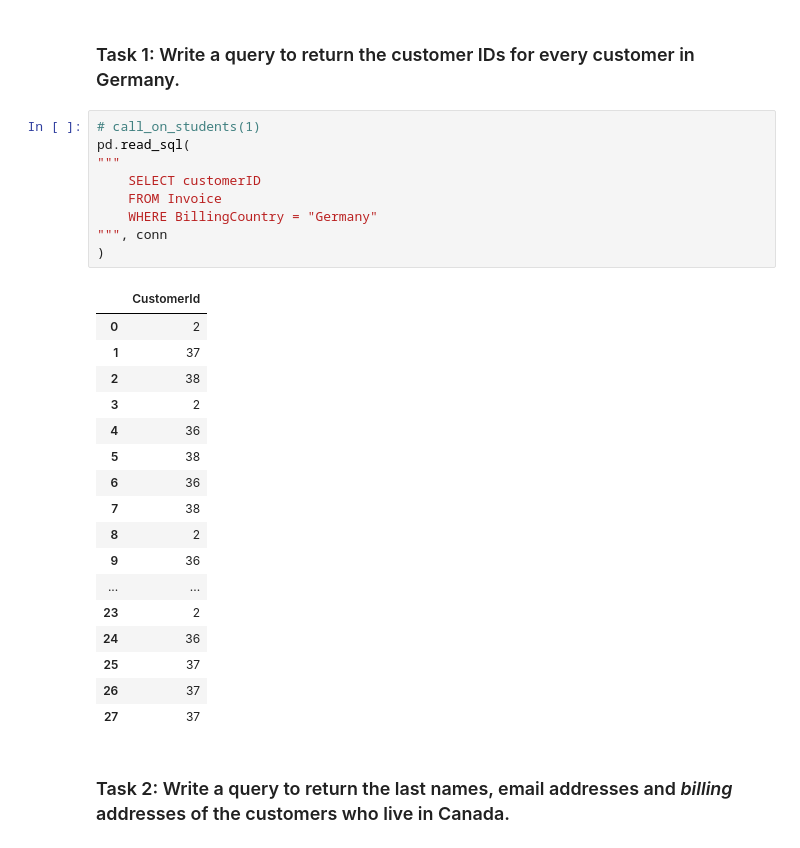
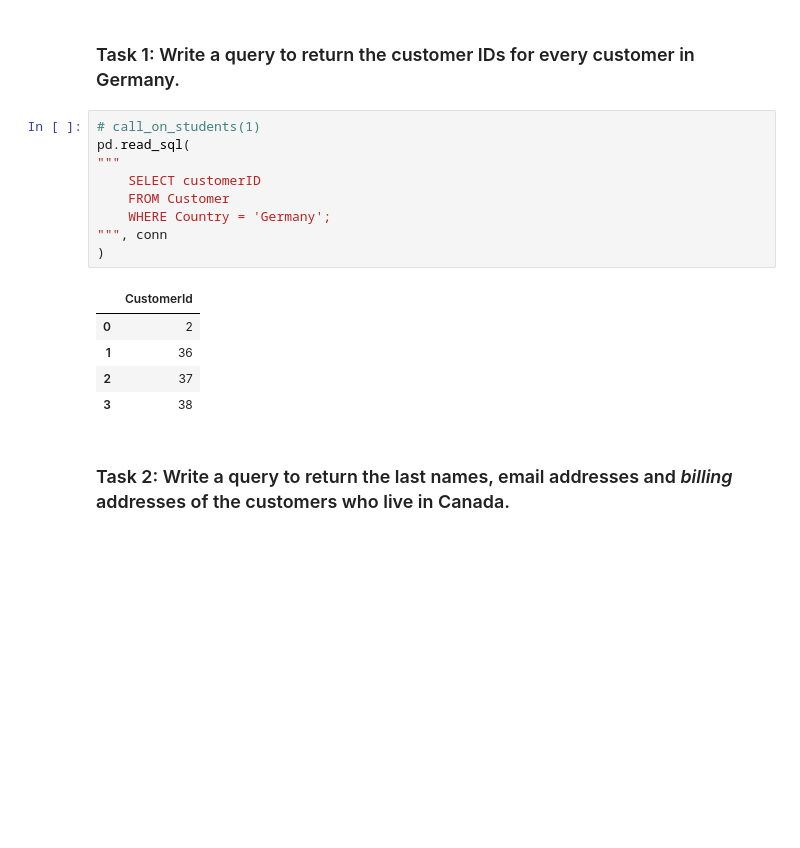
Before and after one commit to GitHbGav/NTL-DS-080723, a Jupyter notebook: 2phase/P2-Code-Challenge-Review-V3.ipynb, the cells around one changed output. Saved outputs shown, nothing was run; the diff lists cells and outputs as text; blank space fills up the shorter version.

```diff
--- a/2phase/P2-Code-Challenge-Review-V3.ipynb
+++ b/2phase/P2-Code-Challenge-Review-V3.ipynb
@@ -48,30 +48,18 @@ pd.read_sql(
 # %%
 # call_on_students(1)
 pd.read_sql(
 """
     SELECT customerID
-    FROM Invoice
-    WHERE BillingCountry = "Germany"
+    FROM Customer
+    WHERE Country = 'Germany';
 """, conn
 )
 # %% [output]
 |  | CustomerId |
 | 0 | 2 |
-| 1 | 37 |
-| 2 | 38 |
-| 3 | 2 |
-| 4 | 36 |
-| 5 | 38 |
-| 6 | 36 |
-| 7 | 38 |
-| 8 | 2 |
-| 9 | 36 |
-| ... | ... |
-| 23 | 2 |
-| 24 | 36 |
-| 25 | 37 |
-| 26 | 37 |
-| 27 | 37 |
+| 1 | 36 |
+| 2 | 37 |
+| 3 | 38 |
 # %% [markdown]
 ### Task 2: Write a query to return the last names, email addresses and *billing* addresses of the customers who live in Canada.
 # %%
```
